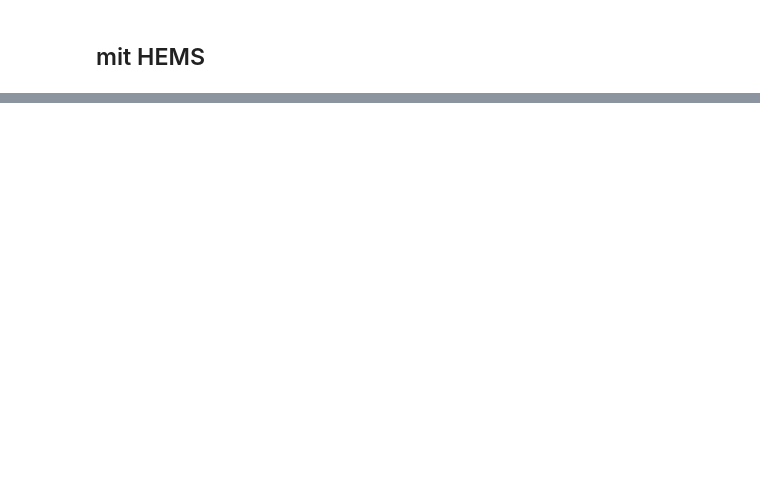
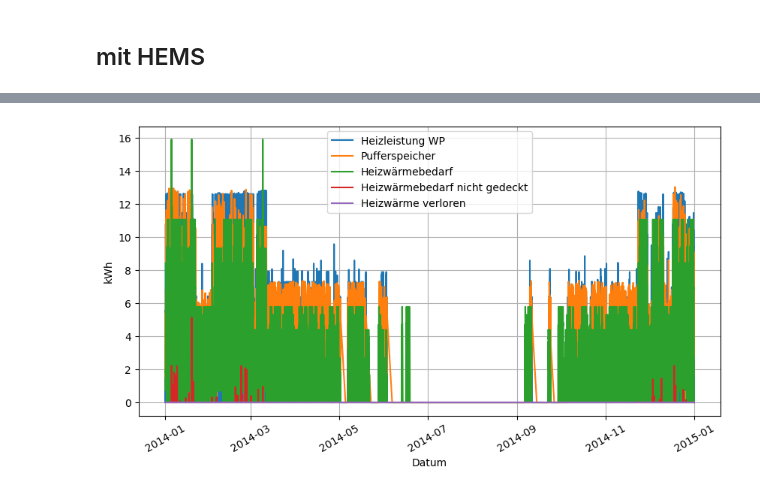
Before and after one commit to d-esplo/hemsrechner, a Jupyter notebook: test_wp_250123.ipynb, the cells around one changed output, grey strips where cells are left out. Saved outputs shown, nothing was run; the diff lists cells and outputs as text; code cells hidden in the pictures; blank space fills up the shorter version.

```diff
--- a/test_wp_250123.ipynb
+++ b/test_wp_250123.ipynb
@@ -203,17 +97,0 @@ heizkurve.plot_heizkurve(hz)
-# %%
-import matplotlib.pyplot as plt
-%matplotlib inline
-plt.rcParams["figure.figsize"] = [7.00, 3.50]
-plt.rcParams["figure.autolayout"] = True
-
-plt.plot(df_ohne.index, df_ohne['Heizwärmebedarf'], label = "Wärmebedarf")
-plt.plot(df_ohne.index, df_ohne['Heizleistung neu'], label = "Heizleistung neu")
-plt.plot(df_ohne.index, df_ohne['Heizleistung'], label = "Heizleistung")
-
-plt.xlabel('Datum', fontsize=10)
-plt.ylabel('kWh', fontsize=10)
-plt.legend(fontsize = 7, loc = 'best')
-
-plt.xticks(rotation=30, fontsize=10)
-#plt.xlim(pd.Timestamp('2014-11-03 00:00:00'), pd.Timestamp('2014-11-06 23:00:00'))
-plt.show()
@@ -277,0 +195,3 @@ df['Heizleistung'].max()
+# %%
+importlib.reload(berechnen_wp)
+df_hems, df_o_hems = berechnen_wp.mit_hems(df_wp.copy(), pv, Q_ps, Q_ps_max, Q_ps_ueber, PS_verlust)
@@ -277,0 +200,26 @@ df['Heizleistung'].max()
+# %%
+import matplotlib.pyplot as plt
+%matplotlib inline
+plt.rcParams["figure.figsize"] = [10, 5]
+#plt.rcParams["figure.autolayout"] = True
+
+#plt.plot(df_ohne.index, df_ohne['Heizwärmebedarf'], label = "Heizwärmebedarf")
+plt.plot(df_hems.index, df_hems['Heizleistung WP'], label = "Heizleistung WP")
+#plt.plot(df_ohne.index, df_hems['PV Ertrag'], label = "PV")
+plt.plot(df_hems.index, df_hems['Wärmegehalt PS'], label = "Pufferspeicher")
+plt.plot(df_hems.index, df_hems['Heizwärmebedarf'], label = "Heizwärmebedarf")
+plt.plot(df_hems.index, df_hems['Deckung'], label = "Heizwärmebedarf nicht gedeckt")
+plt.plot(df_hems.index, df_hems['Verlust'], label = "Heizwärme verloren")
+#plt.plot(df_hems.index, df_hems['State'], label = "State")
+#plt.plot(df_ohne.index, df_ohne['temp_mittel'], label = "Mittlere Temperatur (48h)")
+#plt.plot(df_ohne.index, df_ohne['wärmebedarf_mittel'], label = "Mittlere Wärmebedarf (3h)")
+
+plt.xlabel('Datum', fontsize=10)
+plt.ylabel('kWh', fontsize=10)
+plt.legend(fontsize = 10, loc = 'best')
+plt.grid(visible=True)
+plt.xticks(rotation=30, fontsize=10)
+#plt.xlim(pd.Timestamp('2014-01-01 00:00:00'), pd.Timestamp('2014-01-01 23:00:00'))
+plt.show()
+# %% [output]
+[figure, added]
```
Also changed, not shown: parts of 44 cells of this notebook, 7 other files.
